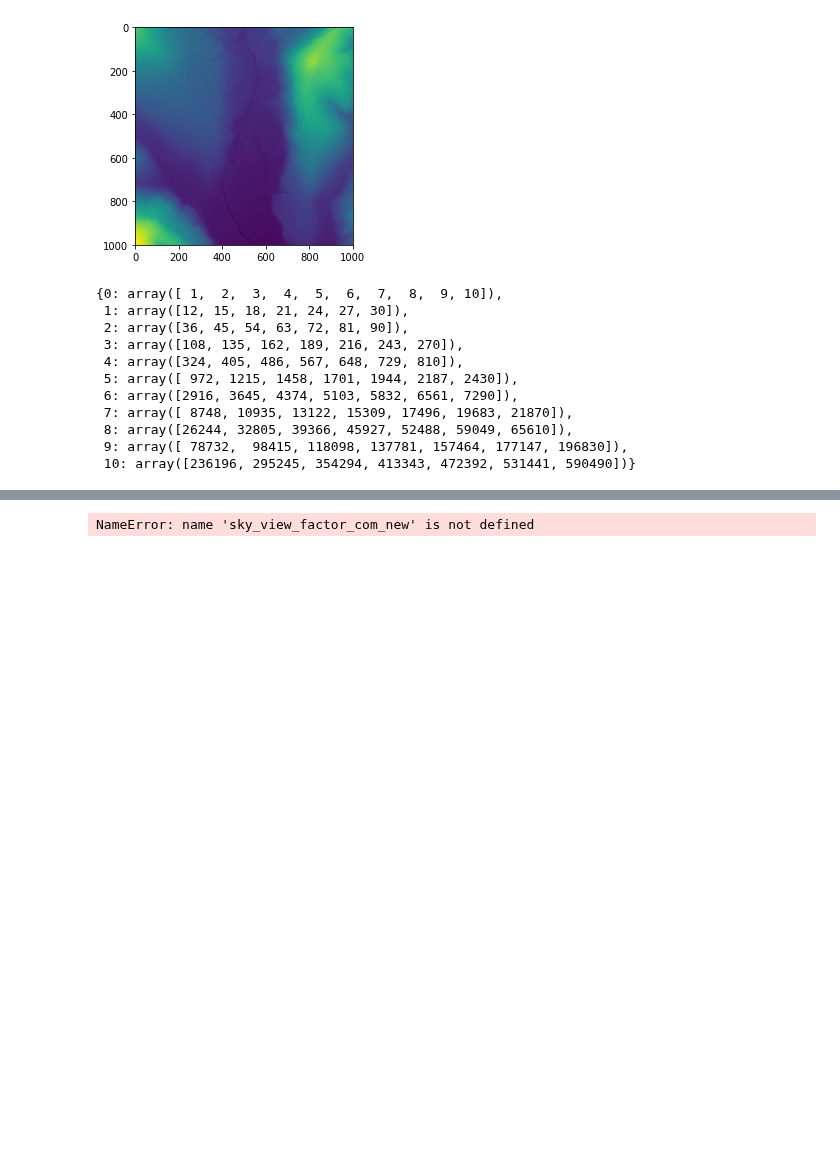
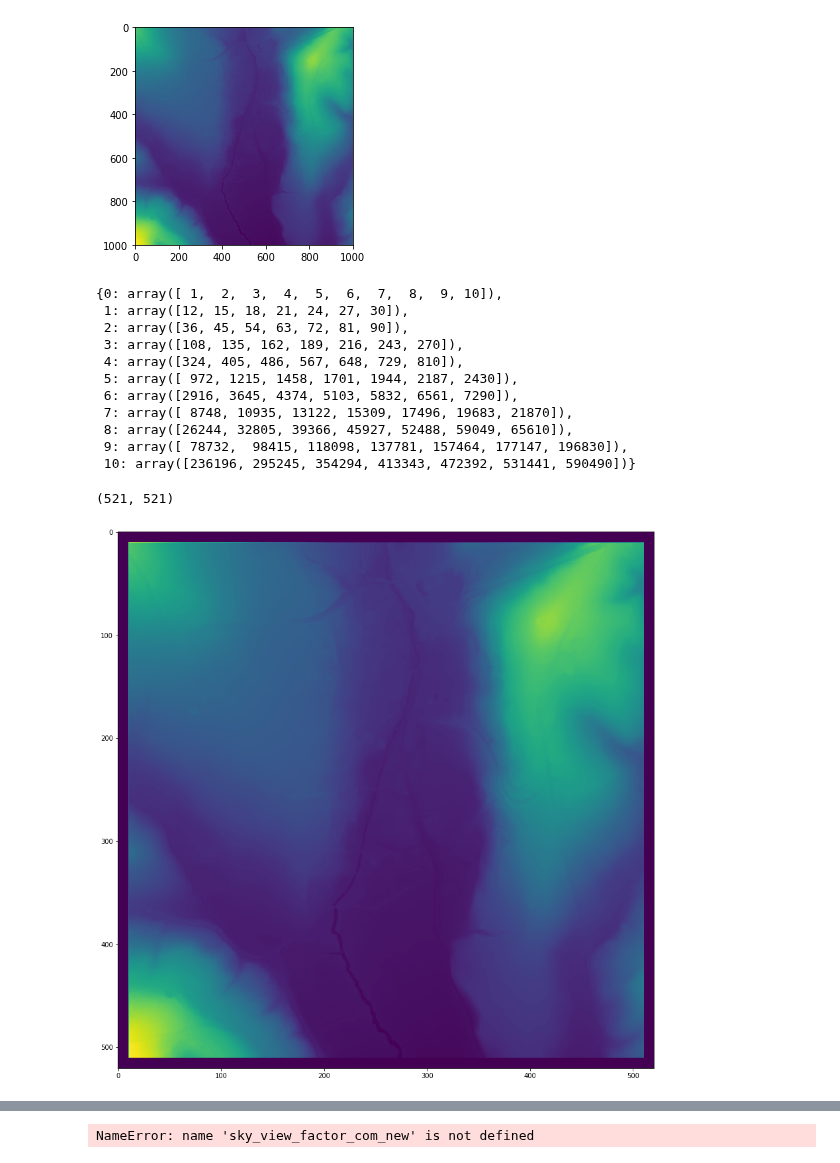
Before and after one commit to EarthObservation/RVT_py, a Jupyter notebook: rvt/ssky_illumination_klemen.ipynb, the cells around one changed output, grey strips where cells are left out. Saved outputs shown, nothing was run; the diff lists cells and outputs as text; code cells hidden in the pictures; blank space fills up the shorter version.

```diff
--- a/rvt/ssky_illumination_klemen.ipynb
+++ b/rvt/ssky_illumination_klemen.ipynb
@@ -5,6 +5,8 @@ import time
 from skimage import io
 from scipy.interpolate import RectBivariateSpline
 
+plt.style.use('dark_background')
+
 # from vis import *
 # %%
 dem = io.imread("/home/klemen/_repo_RVT/RVT_py/test_data/TM1_564_146.tif")
@@ -107,10 +109,15 @@ def horizon_generate_coarse_dem(dem_fine,
                                 max_radius,
                                 ):
 
+    # first reduce the size for the edge required for horizon search
+    dem_fine = dem_fine[max_radius:-max_radius, max_radius:-max_radius]
+
     # get and adjust the array sizes
     in_shape = dem_fine.shape
     n_col_fine = in_shape[1]
     n_lin_fine = in_shape[0]
+    n_lin_coarse = int(np.floor(n_lin_fine / pyramid_scale)) + 1
+    n_col_coarse = int(np.floor(n_col_fine / pyramid_scale)) + 1
     # The corner points must fit in the new grid.
     # This is always the case with the left most column or the upper line.
     # But you have to adjust ne number of columns to the right and number of lines below.
@@ -126,11 +133,13 @@ def horizon_generate_coarse_dem(dem_fine,
     pad_lin = 0
     if mod_lin!=1:
         pad_lin = np.abs(1 - mod_lin)
+    # Here we extend it to right and below, so padding with edge is OK
+    # Edge-mode otherwise creates artefacts on left and above.
     dem_fine = np.pad(dem_fine, ((0, pad_lin), (0, pad_col)), mode="edge")
 
     # Once you have data in the shape appropriate for resizing,
     # pad the data to support np.move.
-    dem_fine = np.pad(dem_fine, ((-conv_from, conv_to), (-conv_from, conv_to)), mode="edge")
+    dem_fine = np.pad(dem_fine, ((-conv_from, conv_to), (-conv_from, conv_to)), mode="symmetric")
 
     # Convolution
     dem_convolve = np.zeros(dem_fine.shape)
@@ -145,9 +154,29 @@ def horizon_generate_coarse_dem(dem_fine,
     # Consider only the selceted convoluted points according to the scale change.
     # As we select slice's end point make sure to consider at least 1 point more
     # to the right / below to really include it (Python way of considering end index).
-    dem_coarse = dem_convolve[-conv_from:dem_convolve.shape[0]:pyramid_scale, -conv_from:dem_convolve.shape[1]:pyramid_scale]
+    dem_coarse = dem_convolve[-conv_from:(n_lin_coarse*pyramid_scale+1):pyramid_scale, -conv_from:(n_col_coarse*pyramid_scale+1):pyramid_scale]
 
-    # final padding to enable searching the horizon over the edge
-    dem_coarse = np.pad(dem_coarse, max_radius, mode="edge")
+    # Final padding to enable searching the horizon over the edge:
+    # use constant-mode set to the minimal height, so it doesn't
+    # affect the horizon estimation.
+    dem_coarse = np.pad(dem_coarse, ((max_radius, max_radius), (max_radius, max_radius)), mode="constant", constant_values=dem_coarse.min())
 
     return dem_coarse
+# %%
+pyramid_scale = 2
+max_radius = 10
+
+dem_fine = np.pad(dem, max_radius, mode="edge")
+
+conv_to = int(np.floor(pyramid_scale/2.))
+if (pyramid_scale%2)==0:
+    conv_from = 1 - conv_to
+else:
+    conv_from = -conv_to
+dem_c = horizon_generate_coarse_dem(dem_fine, pyramid_scale, conv_from, conv_to, max_radius)
+plt.figure(figsize=(15,15))
+plt.imshow(dem_c)
+print(dem_c.shape)
+# %% [output]
+(521, 521)
+[figure, added]
```
Also changed, not shown: parts of 6 cells of this notebook.
